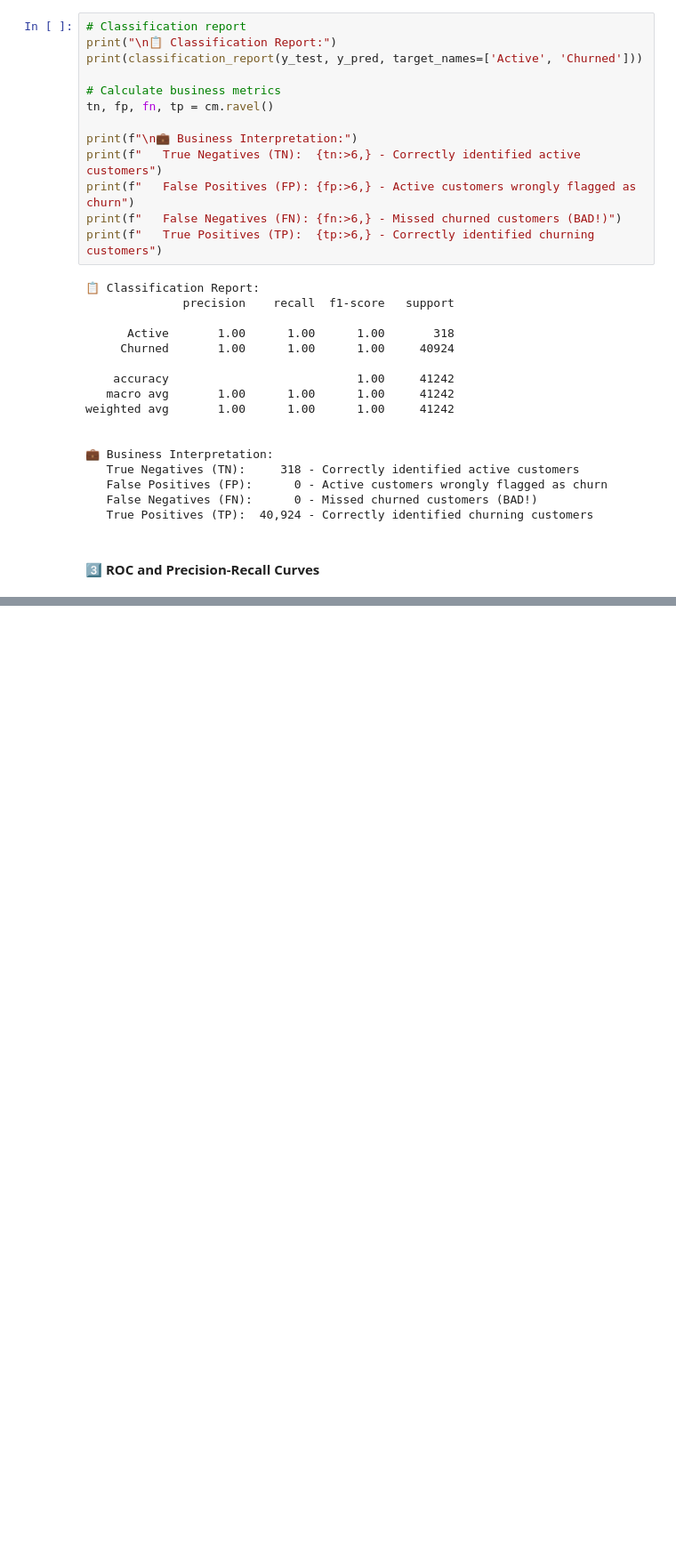
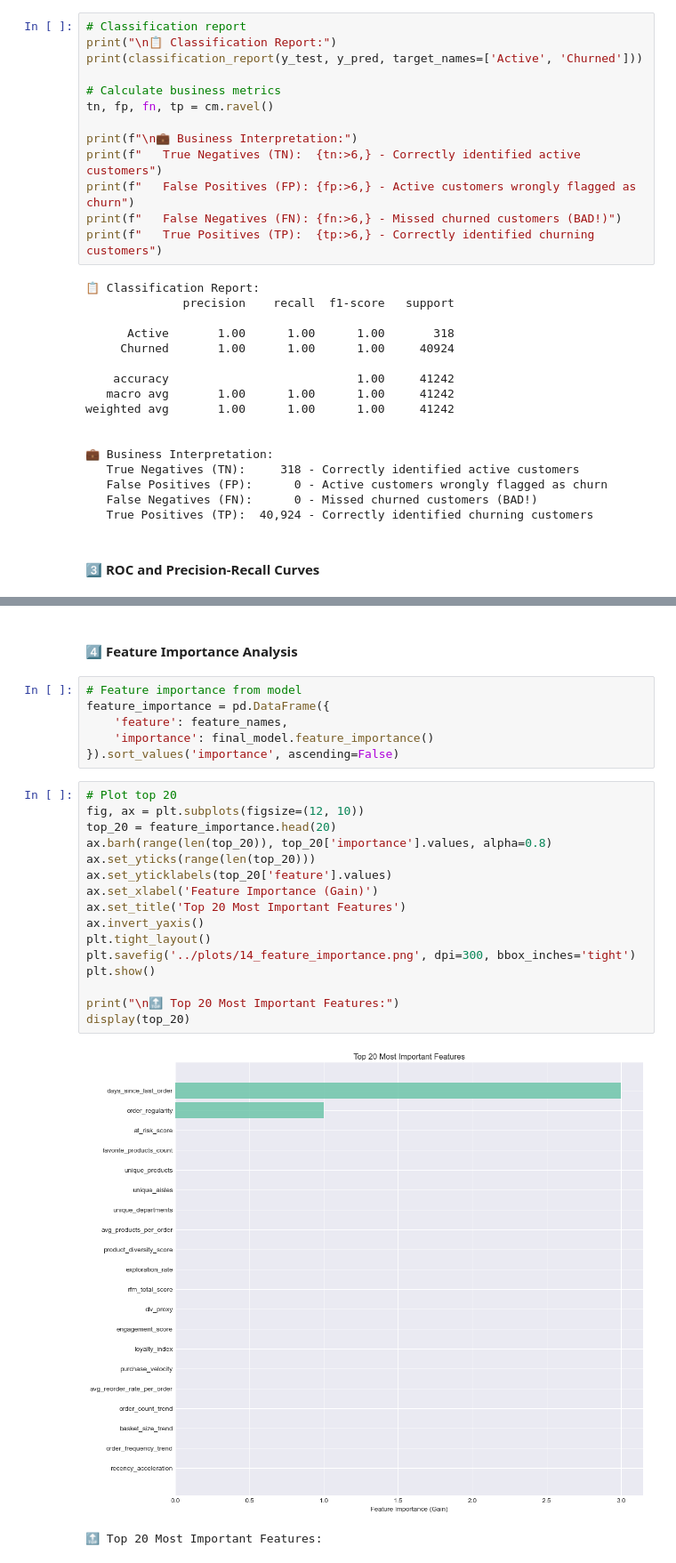
Before and after one commit to miyigun/FreshCart-Churn-Prediction, a Jupyter notebook: notebooks/05_model_evaluation.ipynb, the cells around one changed output, grey strips where cells are left out. Shown: that part at 89% size. Saved outputs shown, nothing was run; the diff lists cells and outputs as text; blank space fills up the shorter version.

```diff
--- a/notebooks/05_model_evaluation.ipynb
+++ b/notebooks/05_model_evaluation.ipynb
@@ -209,0 +212,29 @@ plt.show()
+# %% [markdown]
+<h4>
+    4️⃣ Feature Importance Analysis
+</h4>
+# %%
+# Feature importance from model
+feature_importance = pd.DataFrame({
+    'feature': feature_names,
+    'importance': final_model.feature_importance()
+}).sort_values('importance', ascending=False)
+# %%
+# Plot top 20
+fig, ax = plt.subplots(figsize=(12, 10))
+top_20 = feature_importance.head(20)
+ax.barh(range(len(top_20)), top_20['importance'].values, alpha=0.8)
+ax.set_yticks(range(len(top_20)))
+ax.set_yticklabels(top_20['feature'].values)
+ax.set_xlabel('Feature Importance (Gain)')
+ax.set_title('Top 20 Most Important Features')
+ax.invert_yaxis()
+plt.tight_layout()
+plt.savefig('../plots/14_feature_importance.png', dpi=300, bbox_inches='tight')
+plt.show()
+
+print("\n🔝 Top 20 Most Important Features:")
+display(top_20)
+# %% [output]
+[figure, added]
+🔝 Top 20 Most Important Features:
```
Also changed, not shown: parts of 9 cells of this notebook, 6 other files.
